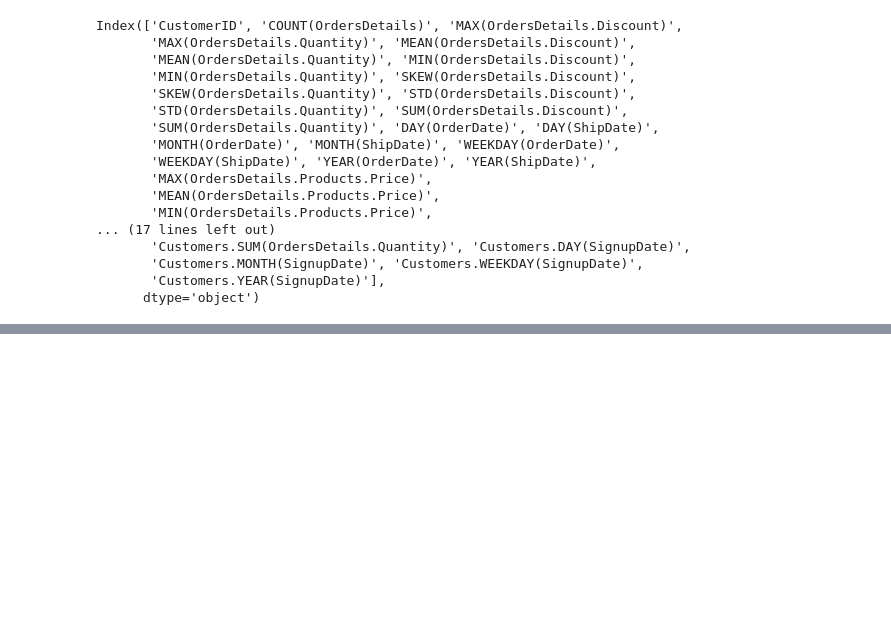
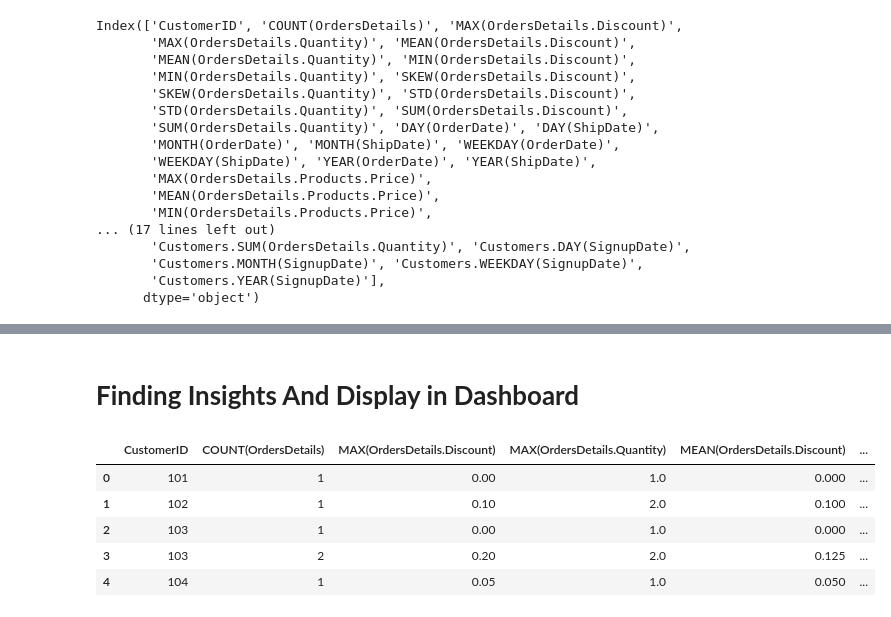
Before and after one commit to celinezyyy/Data-Mining, a Jupyter notebook: 22004878_Individual_Assignment.ipynb, the cells around one changed output, grey strips where cells are left out. Saved outputs shown, nothing was run; the diff lists cells and outputs as text; code cells hidden in the pictures; blank space fills up the shorter version.

```diff
--- a/22004878_Individual_Assignment.ipynb
+++ b/22004878_Individual_Assignment.ipynb
@@ -196,0 +227,2 @@ Index(['CustomerID', 'COUNT(OrdersDetails)', 'MAX(OrdersDetails.Discount)',
+# %% [markdown]
+# **Finding Insights And Display in Dashboard**
@@ -196,0 +233,11 @@ Index(['CustomerID', 'COUNT(OrdersDetails)', 'MAX(OrdersDetails.Discount)',
+# %%
+dataframe = pd.read_csv('feature_matrix.csv')
+
+dataframe.head()
+# %% [output]
+|  | CustomerID | COUNT(OrdersDetails) | MAX(OrdersDetails.Discount) | MAX(OrdersDetails.Quantity) | MEAN(OrdersDetails.Discount) | ... |
+| 0 | 101 | 1 | 0.00 | 1.0 | 0.000 | ... |
+| 1 | 102 | 1 | 0.10 | 2.0 | 0.100 | ... |
+| 2 | 103 | 1 | 0.00 | 1.0 | 0.000 | ... |
+| 3 | 103 | 2 | 0.20 | 2.0 | 0.125 | ... |
+| 4 | 104 | 1 | 0.05 | 1.0 | 0.050 | ... |
```
Also changed, not shown: parts of 7 cells of this notebook.
